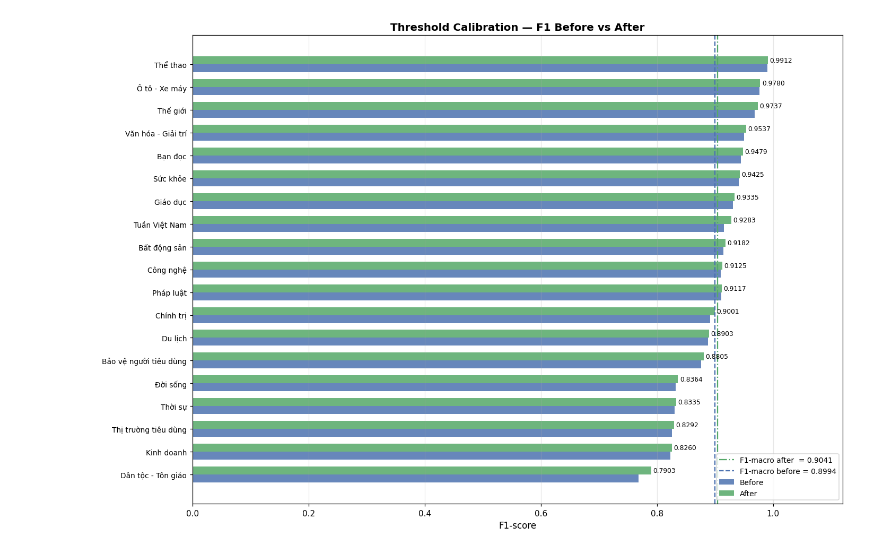
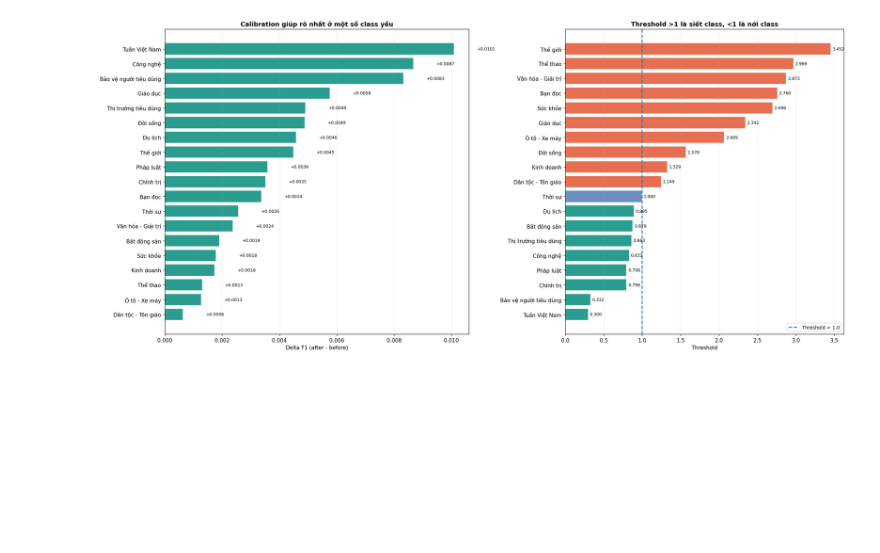
Before and after one commit to dangtai111325/VietNamNet-News-Classification, a Jupyter notebook: PhoBERT/main_PhoBERT.ipynb, the cells around one changed output. Saved outputs shown, nothing was run; the diff lists cells and outputs as text; code cells hidden in the pictures; blank space fills up the shorter version.

```diff
--- a/PhoBERT/main_PhoBERT.ipynb
+++ b/PhoBERT/main_PhoBERT.ipynb
@@ -1224,10 +1227,10 @@ Classification report, confusion matrix, F1 từng chủ đề, training curves.
 # %%
-# ── 6.1 Classification Report ────────────────────────────────────────────────
+# -- 6.1 Báo cáo phân loại -----------------------------------------------
 _report_str = classification_report(y_true_ids, y_pred_ids, target_names=classes, digits=4)
 
 print(f"{'='*65}")
-print(f"  CLASSIFICATION REPORT — PhoBERT Base v2 Head-Tail")
-print(f"  {'─'*62}")
+print(f"  BÁO CÁO PHÂN LOẠI - PhoBERT Base v2 Head-Tail")
+print(f"  {'-'*62}")
 print(f"  Accuracy   : {model_acc:.4f}")
 print(f"  F1-weighted: {model_f1w:.4f}")
 print(f"  F1-macro   : {model_f1m:.4f}")
@@ -1236,7 +1239,7 @@ print(_report_str)
 
 _rp = os.path.join(RESULTS_DIR, "classification_report.txt")
 with open(_rp, "w", encoding="utf-8") as f:
-    f.write(f"PhoBERT Base v2 — Head-Tail\n")
+    f.write(f"PhoBERT Base v2 - Head-Tail\n")
     f.write(f"Accuracy:    {model_acc:.4f}\n")
     f.write(f"F1-weighted: {model_f1w:.4f}\n")
     f.write(f"F1-macro:    {model_f1m:.4f}\n\n")
@@ -1672,27 +1739,45 @@ for i, cls in enumerate(classes):
 # %%
-# ── 8.2 Visualize so sánh F1 before / after calibration ─────────────────────
-_items_sorted = sorted(zip(classes, _base_f1, _cal_f1), key=lambda x: x[2])
-_cls_names = [x[0] for x in _items_sorted]
-_f1_before = [x[1] for x in _items_sorted]
-_f1_after  = [x[2] for x in _items_sorted]
+# -- 8.2 Delta F1 + threshold theo từng chủ đề ----------------------------------------
+_items = []
+for i, cls in enumerate(classes):
+    _items.append({
+        "class": cls,
+        "f1_before": float(_base_f1[i]),
+        "f1_after": float(_cal_f1[i]),
+        "delta": float(_cal_f1[i] - _base_f1[i]),
+        "threshold": float(thresholds[i]),
+    })
+_df = pd.DataFrame(_items)
 
-fig, ax = plt.subplots(figsize=(13, 9))
-_y = np.arange(len(_cls_names))
-_h = 0.35
+_df_delta = _df.sort_values("delta", ascending=False).reset_index(drop=True)
+_df_thr = _df.sort_values("threshold", ascending=False).reset_index(drop=True)
 
-_bars_b = ax.barh(_y - _h/2, _f1_before, _h, label="Before", color="#4C72B0", alpha=0.85)
-_bars_a = ax.barh(_y + _h/2, _f1_after,  _h, label="After",  color="#55A868", alpha=0.85)
+fig, axes = plt.subplots(1, 2, figsize=(20, 9), gridspec_kw={"width_ratios": [1.2, 1.1]})
 
-for bar, v in zip(_bars_a, _f1_after):
-    ax.text(bar.get_width() + 0.003, bar.get_y() + bar.get_height()/2,
-            f"{v:.4f}", va="center", fontsize=8)
+# Delta F1
+_colors_d = ["#2a9d8f" if v >= 0 else "#e76f51" for v in _df_delta["delta"]]
+_bd = axes[0].barh(_df_delta["class"], _df_delta["delta"], color=_colors_d, edgecolor="white")
+axes[0].invert_yaxis()
+for b, v in zip(_bd, _df_delta["delta"]):
+    axes[0].text(v + (0.0008 if v >= 0 else -0.0008), b.get_y() + b.get_height()/2,
+                 f"{v:+.4f}", va="center", ha="left" if v >= 0 else "right", fontsize=8)
+axes[0].axvline(0, color="#555", lw=1)
+axes[0].set_title("Calibration giúp rõ nhất ở một số class yếu", fontweight="bold")
+axes[0].set_xlabel("Delta F1 (after - before)")
+axes[0].grid(axis="x", alpha=0.25)
 
-ax.set_yticks(_y); ax.set_yticklabels(_cls_names, fontsize=9)
-ax.set_xlim(0, 1.12); ax.set_xlabel("F1-score", fontsize=11)
-ax.axvline(cal_f1m,  color="#55A868", ls="-.", lw=1.5, label=f"F1-macro after  = {cal_f1m:.4f}")
-ax.axvline(model_f1m, color="#4C72B0", ls="--",  lw=1.5, label=f"F1-macro before = {model_f1m:.4f}")
-ax.set_title("Threshold Calibration — F1 Before vs After", fontsize=13, fontweight="bold")
-ax.legend(fontsize=9); ax.grid(axis="x", alpha=0.3)
+# Threshold theo từng chủ đề
+_colors_t = ["#e76f51" if t > 1.0 else "#2a9d8f" if t < 1.0 else "#6c8ebf" for t in _df_thr["threshold"]]
+_bt = axes[1].barh(_df_thr["class"], _df_thr["threshold"], color=_colors_t, edgecolor="white")
+axes[1].invert_yaxis()
+for b, v in zip(_bt, _df_thr["threshold"]):
+    axes[1].text(v + 0.02, b.get_y() + b.get_height()/2, f"{v:.3f}", va="center", fontsize=8)
+axes[1].axvline(1.0, color="#1f77b4", ls="--", lw=1.8, label="Threshold = 1.0")
+axes[1].set_title("Threshold >1 là siết class, <1 là nới class", fontweight="bold")
+axes[1].set_xlabel("Threshold")
+axes[1].grid(axis="x", alpha=0.25)
+axes[1].legend(loc="lower right", fontsize=9)
+
 fig.tight_layout()
 save_fig(fig, "06_threshold_calibration.png")
 # %% [output]
@@ -1700,2 +1785,2 @@ save_fig(fig, "06_threshold_calibration.png")
-[figure, old version]
+[figure, new version]
 # %%
```
Also changed, not shown: parts of 35 cells of this notebook, 36 other files.
